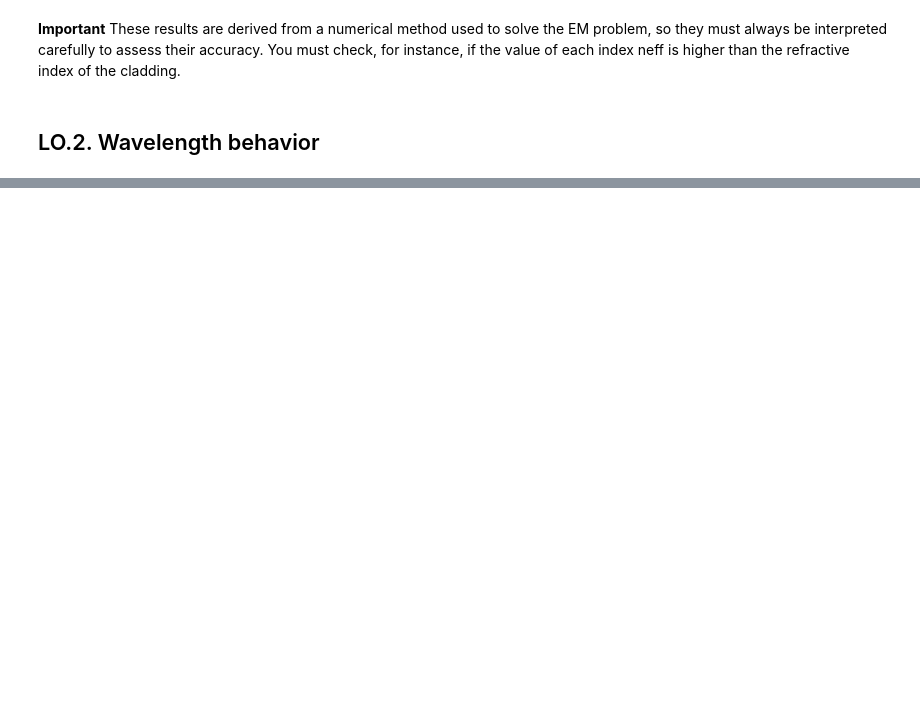
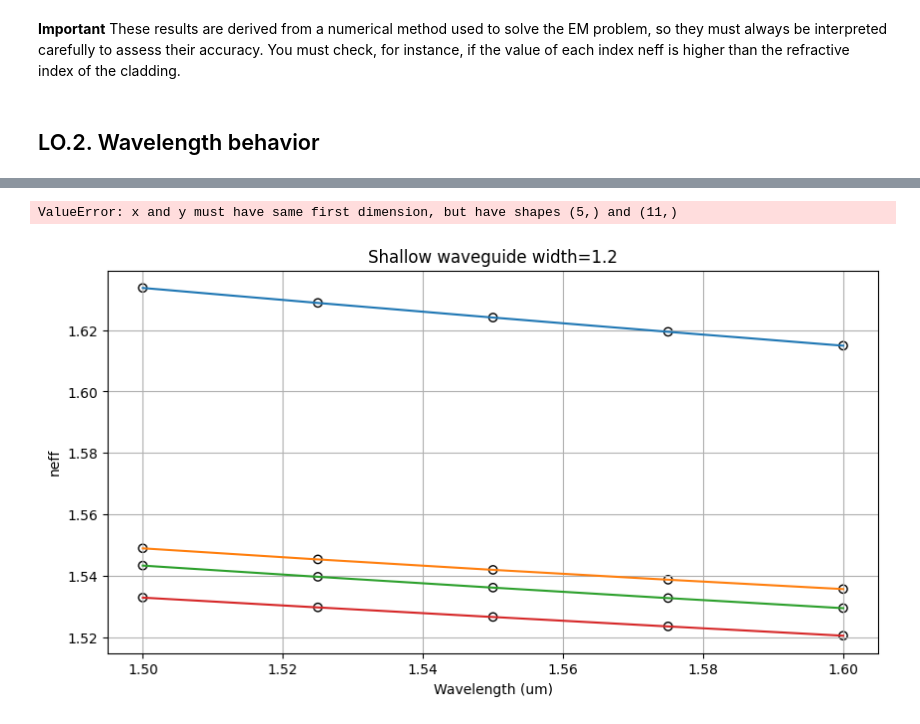
Before and after one commit to paunase/pic-upv-lab0, a Jupyter notebook: 010_MODESOLVER_Student.ipynb, the cells around one changed output, grey strips where cells are left out. Drawn from its saved outputs; the diff is of its cells as text; code cells hidden in the pictures; blank space fills up the shorter version.

```diff
--- a/010_MODESOLVER_Student.ipynb
+++ b/010_MODESOLVER_Student.ipynb
@@ -145,12 +180,12 @@ These results are derived from a numerical method used to solve the EM problem,
 ## LO.2. Wavelength behavior
 # %%
 # The wavelength could be a vector also
-wavelength = ...  # Student code here. Tip np.linspace()
+wavelength = np.linspace (1.5, 1.6, 5)  # Student code here. Tip np.linspace()
 
 deep_waveguide = gt.modes.Waveguide(
     wavelength=wavelength,
     core_width=1.2,
-    slab_thickness=0.0,
+    slab_thickness=0.15,
     core_material='sin',
     clad_material='sio2',
     core_thickness=300 * nm,
@@ -170,10 +205,11 @@ for k in range(res_neff.shape[1]):
     # It's necessary to 'access' each element on the array
     plt.scatter(wavelength, res_neff[:,k].real,edgecolors='k',facecolors='none',label = '__nolegend__')
     plt.plot(wavelength, res_neff[:,k].real,label=f'Mode {k}')
-plt.title(f"Deep waveguide width={1.2}")
+plt.title(f"Shallow waveguide width={1.2}")
 plt.xlabel("Wavelength (um)")
 plt.ylabel("neff")
 plt.grid()
 plt.plot(wavelength, box_index,'k--', label='SiO2 index')
 plt.legend(loc='upper left', bbox_to_anchor=(1, 1))
 plt.tight_layout(rect=[0, 0, 0.85, 1])
+# %% [output]
@@ -179,0 +217,2 @@ plt.tight_layout(rect=[0, 0, 0.85, 1])
+ValueError: x and y must have same first dimension, but have shapes (5,) and (11,)
+[figure, added]
```
Also changed, not shown: parts of 12 cells of this notebook.
